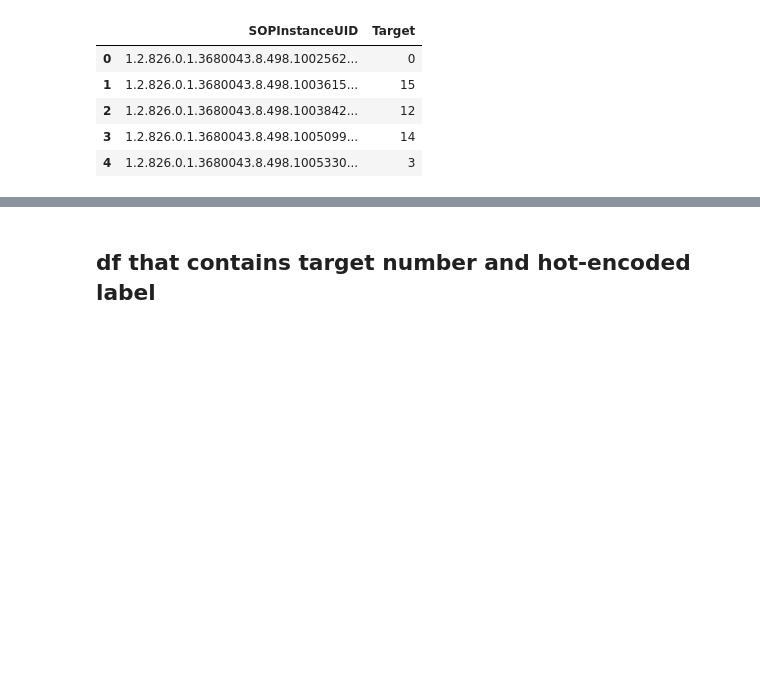
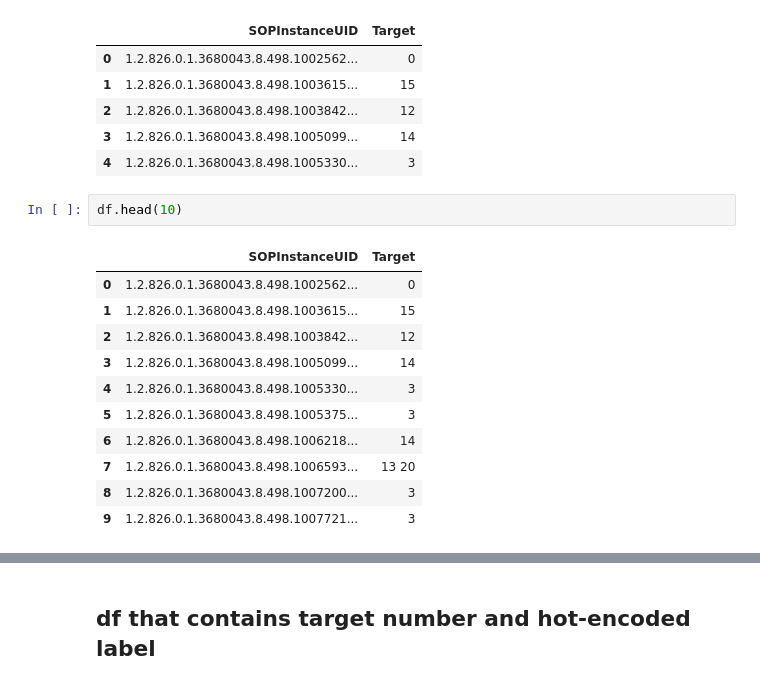
Before and after one commit to kellykhy/CAU_DL2022-1, a Jupyter notebook: vgg16_khy(0.81144).ipynb, the cells around one changed output, grey strips where cells are left out. Cells and saved outputs as stored; diff of their text form; blank space fills up the shorter version.

```diff
--- a/vgg16_khy(0.81144).ipynb
+++ b/vgg16_khy(0.81144).ipynb
@@ -121,3 +121,17 @@ df.head()
 | 2 | 1.2.826.0.1.3680043.8.498.1003842... | 12 |
 | 3 | 1.2.826.0.1.3680043.8.498.1005099... | 14 |
 | 4 | 1.2.826.0.1.3680043.8.498.1005330... | 3 |
+# %%
+df.head(10)
+# %% [output]
+|  | SOPInstanceUID | Target |
+| 0 | 1.2.826.0.1.3680043.8.498.1002562... | 0 |
+| 1 | 1.2.826.0.1.3680043.8.498.1003615... | 15 |
+| 2 | 1.2.826.0.1.3680043.8.498.1003842... | 12 |
+| 3 | 1.2.826.0.1.3680043.8.498.1005099... | 14 |
+| 4 | 1.2.826.0.1.3680043.8.498.1005330... | 3 |
+| 5 | 1.2.826.0.1.3680043.8.498.1005375... | 3 |
+| 6 | 1.2.826.0.1.3680043.8.498.1006218... | 14 |
+| 7 | 1.2.826.0.1.3680043.8.498.1006593... | 13 20 |
+| 8 | 1.2.826.0.1.3680043.8.498.1007200... | 3 |
+| 9 | 1.2.826.0.1.3680043.8.498.1007721... | 3 |
```
Also changed, not shown: parts of 4 cells of this notebook.
